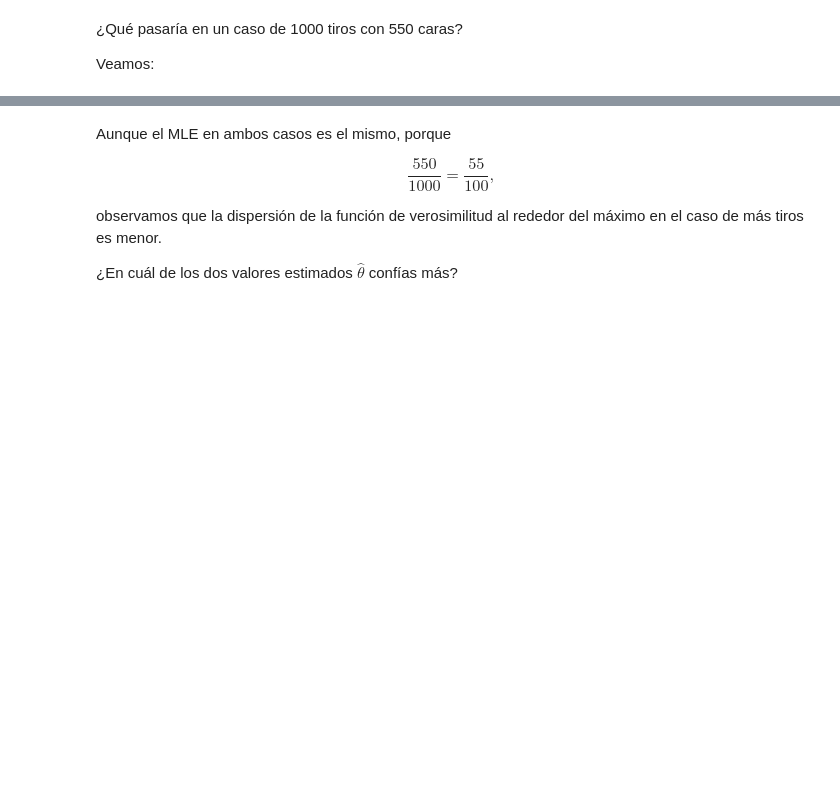
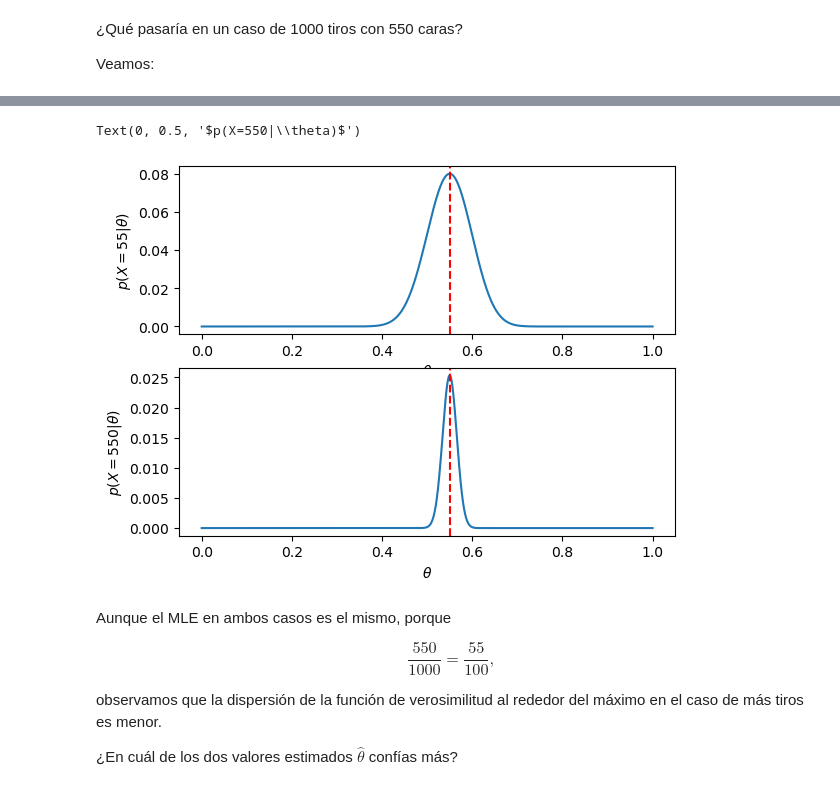
Before and after one commit to esjimenezro/mebo2024, a Jupyter notebook: modulo1/tema3/2-estimadores-max-verosimilitud.ipynb, the cells around one changed output, grey strips where cells are left out. Cells and saved outputs as stored; diff of their text form; code cells hidden in the pictures; blank space fills up the shorter version.

```diff
--- a/modulo1/tema3/2-estimadores-max-verosimilitud.ipynb
+++ b/modulo1/tema3/2-estimadores-max-verosimilitud.ipynb
@@ -139,7 +207,9 @@ Veamos:
 # %%
 # Calculamos la función de verosimilitud con los datos del ejemplo
 # Parámetros - 1000 tiros - 550 caras
-
+n = 1000
+a = 550
 # Función de verosimilitud
+verosimilitud = lambda theta: math.comb(n, a) * (theta ** a) * ((1 - theta) ** (n - a))
 # %%
 # Aproximamos el valor máximo de la verosimilitud
@@ -148,3 +222,19 @@ Veamos:
+# %%
+# Dibujamos las funcines de verosimilitud
+plt.subplot(2, 1, 1)
+plt.plot(theta, verosimilitud_eval)
+plt.axvline(theta[np.argmax(verosimilitud_eval)], color='red', linestyle='--')
+plt.xlabel(r'$\theta$')
+plt.ylabel(r'$p(X=55|\theta)$')
+
+plt.subplot(2, 1, 2)
+plt.plot(theta, verosimilitud_eval_1000)
+plt.axvline(theta[np.argmax(verosimilitud_eval_1000)], color='red', linestyle='--')
+plt.xlabel(r'$\theta$')
+plt.ylabel(r'$p(X=550|\theta)$')
+# %% [output]
+Text(0, 0.5, '$p(X=550|\\theta)$')
+[figure, added]
 # %% [markdown]
 Aunque el MLE en ambos casos es el mismo, porque
 
```
Also changed, not shown: parts of 35 cells of this notebook, 1 other file.
